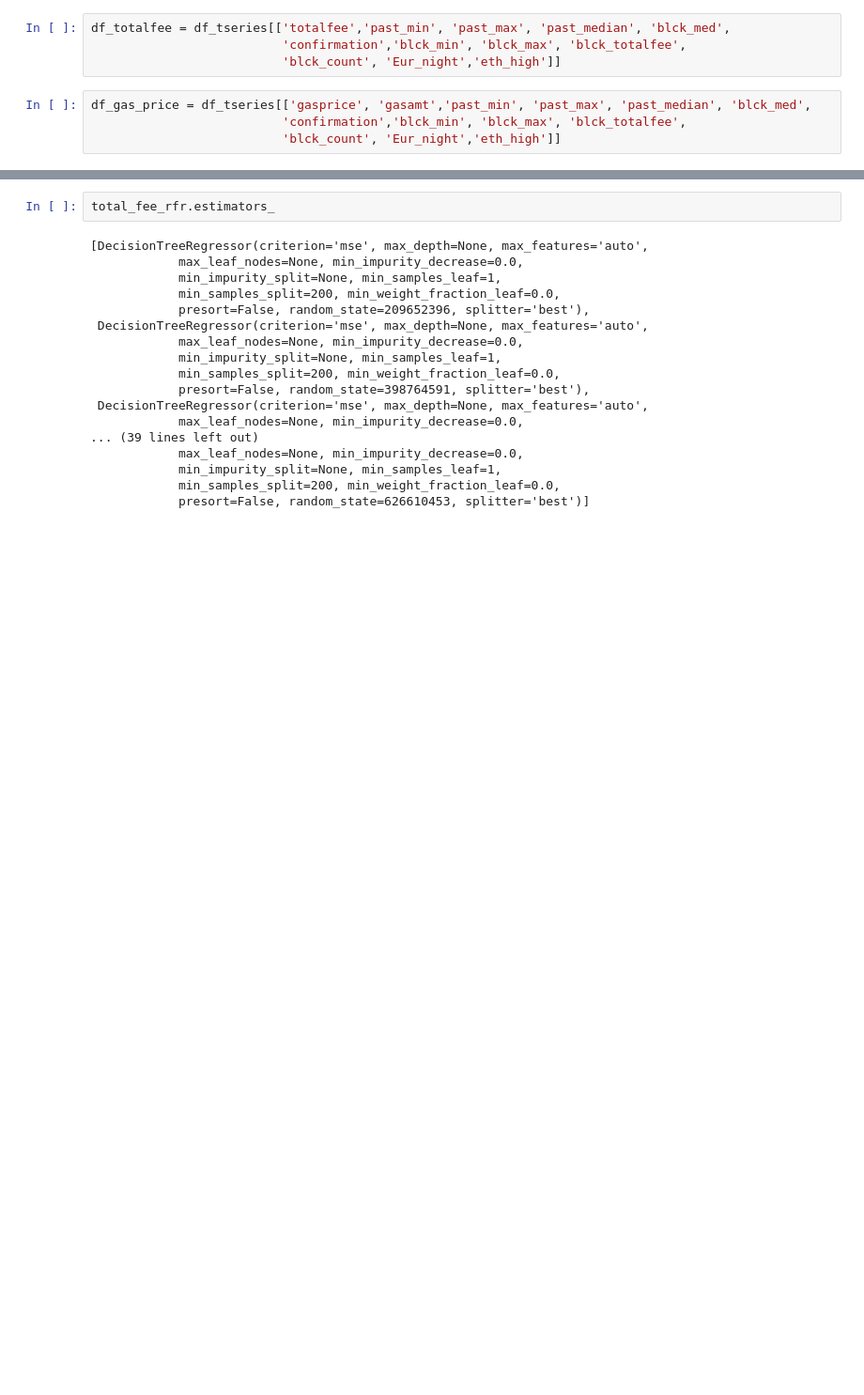
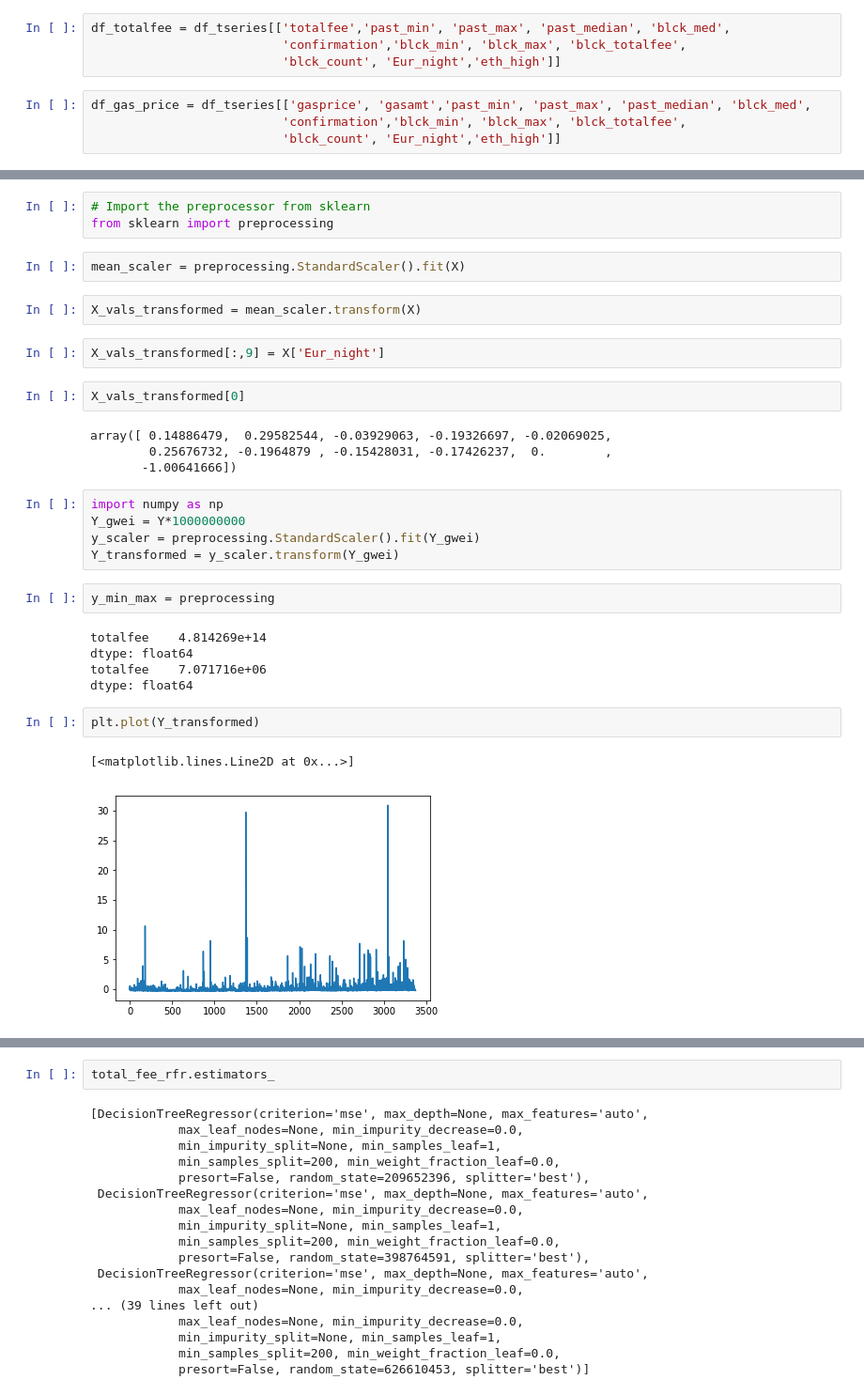
Before and after one commit to str42/CAMCOS, a Jupyter notebook: ntseries_decision_regression.ipynb, the cells around one changed output, grey strips where cells are left out. Shown at 94% size. Drawn from its saved outputs; the diff is of its cells as text; blank space fills up the shorter version.

Commit message:
Transformed the data

```diff
--- a/ntseries_decision_regression.ipynb
+++ b/ntseries_decision_regression.ipynb
@@ -70,0 +93,32 @@ Y = df_totalfee[['totalfee']]
+# %%
+# Import the preprocessor from sklearn
+from sklearn import preprocessing
+# %%
+mean_scaler = preprocessing.StandardScaler().fit(X)
+# %%
+X_vals_transformed = mean_scaler.transform(X)
+# %%
+X_vals_transformed[:,9] = X['Eur_night']
+# %%
+X_vals_transformed[0]
+# %% [output]
+array([ 0.14886479,  0.29582544, -0.03929063, -0.19326697, -0.02069025,
+        0.25676732, -0.1964879 , -0.15428031, -0.17426237,  0.        ,
+       -1.00641666])
+# %%
+import numpy as np
+Y_gwei = Y*1000000000
+y_scaler = preprocessing.StandardScaler().fit(Y_gwei)
+Y_transformed = y_scaler.transform(Y_gwei)
+# %%
+y_min_max = preprocessing
+# %% [output]
+totalfee    4.814269e+14
+dtype: float64
+totalfee    7.071716e+06
+dtype: float64
+# %%
+plt.plot(Y_transformed)
+# %% [output]
+[<matplotlib.lines.Line2D at 0x...>]
+[figure, added]
```
Also changed, not shown: parts of 8 cells of this notebook.
